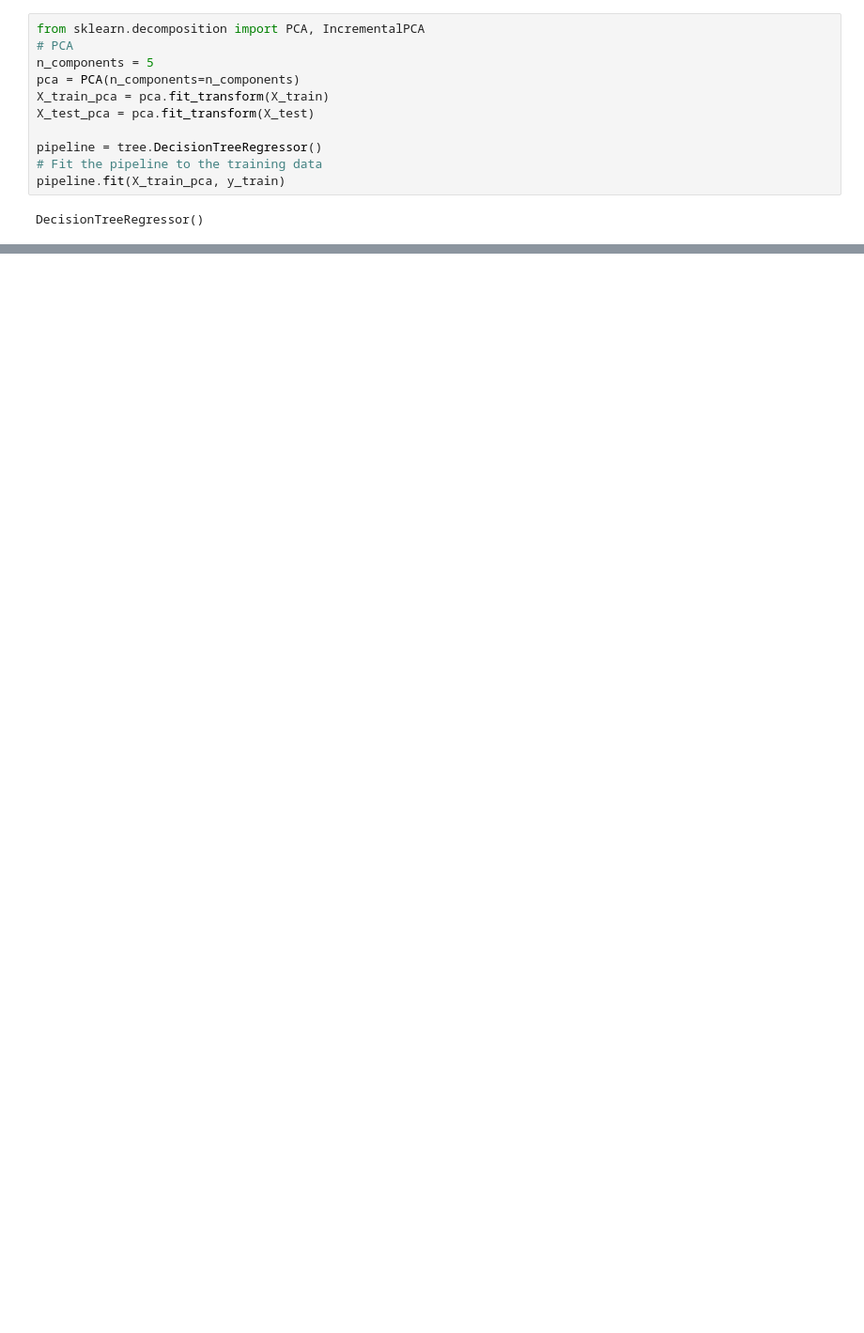
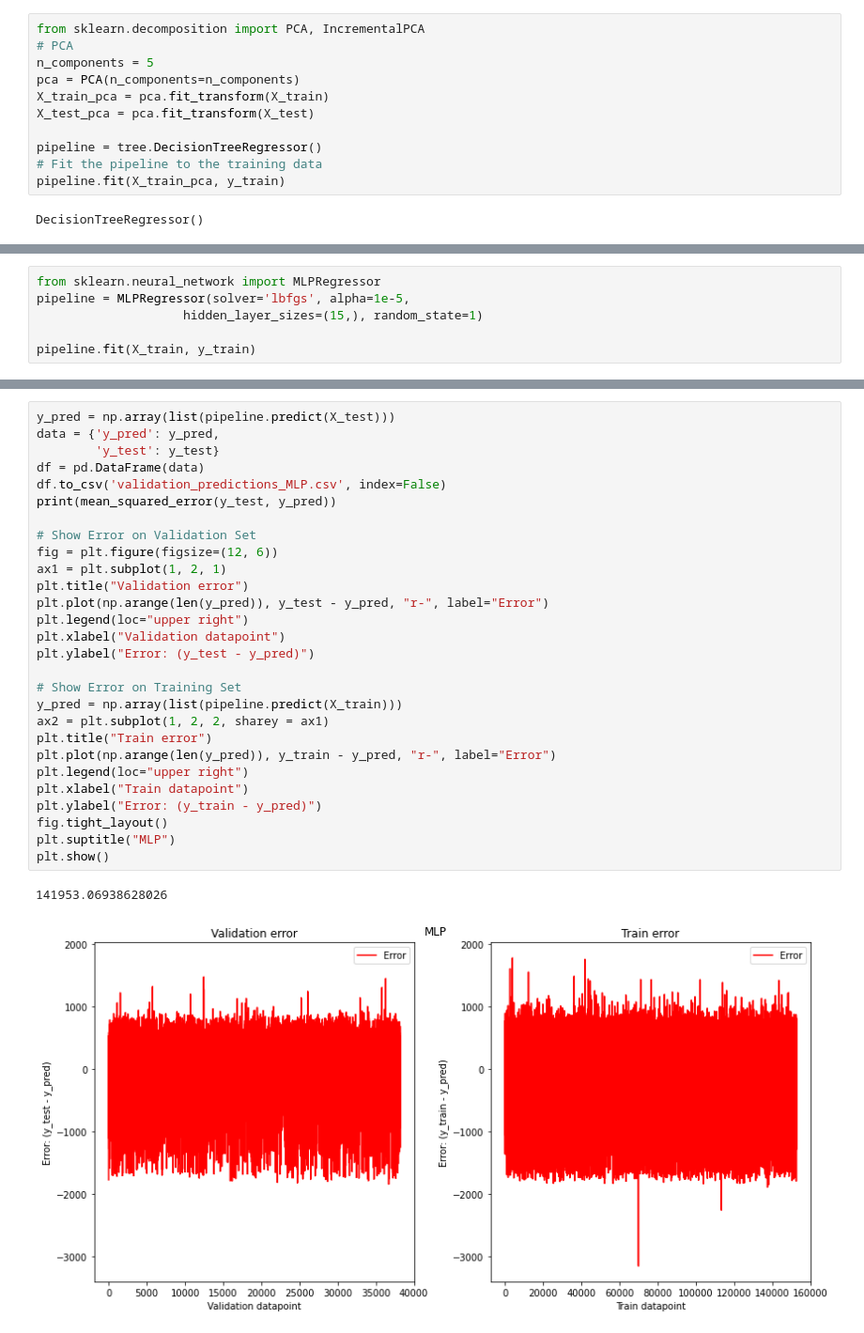
Before and after one commit to freek1/energy-demand-prediction, a Jupyter notebook: analysis.ipynb, the cells around one changed output, grey strips where cells are left out. Shown: that part at 94% size. Cells and saved outputs as stored; diff of their text form; blank space fills up the shorter version.

```diff
--- a/analysis.ipynb
+++ b/analysis.ipynb
@@ -480,0 +481,6 @@ plt.show()
+# %%
+from sklearn.neural_network import MLPRegressor
+pipeline = MLPRegressor(solver='lbfgs', alpha=1e-5,
+                    hidden_layer_sizes=(15,), random_state=1)
+
+pipeline.fit(X_train, y_train)
@@ -480,0 +495,31 @@ plt.show()
+# %%
+y_pred = np.array(list(pipeline.predict(X_test)))
+data = {'y_pred': y_pred,
+        'y_test': y_test}
+df = pd.DataFrame(data)
+df.to_csv('validation_predictions_MLP.csv', index=False)
+print(mean_squared_error(y_test, y_pred))
+
+# Show Error on Validation Set
+fig = plt.figure(figsize=(12, 6))
+ax1 = plt.subplot(1, 2, 1)
+plt.title("Validation error")
+plt.plot(np.arange(len(y_pred)), y_test - y_pred, "r-", label="Error")
+plt.legend(loc="upper right")
+plt.xlabel("Validation datapoint")
+plt.ylabel("Error: (y_test - y_pred)")
+
+# Show Error on Training Set
+y_pred = np.array(list(pipeline.predict(X_train)))
+ax2 = plt.subplot(1, 2, 2, sharey = ax1)
+plt.title("Train error")
+plt.plot(np.arange(len(y_pred)), y_train - y_pred, "r-", label="Error")
+plt.legend(loc="upper right")
+plt.xlabel("Train datapoint")
+plt.ylabel("Error: (y_train - y_pred)")
+fig.tight_layout()
+plt.suptitle("MLP")
+plt.show()
+# %% [output]
+141953.06938628026
+[figure, added]
```
Also changed, not shown: parts of 7 cells of this notebook, 4 other files.
